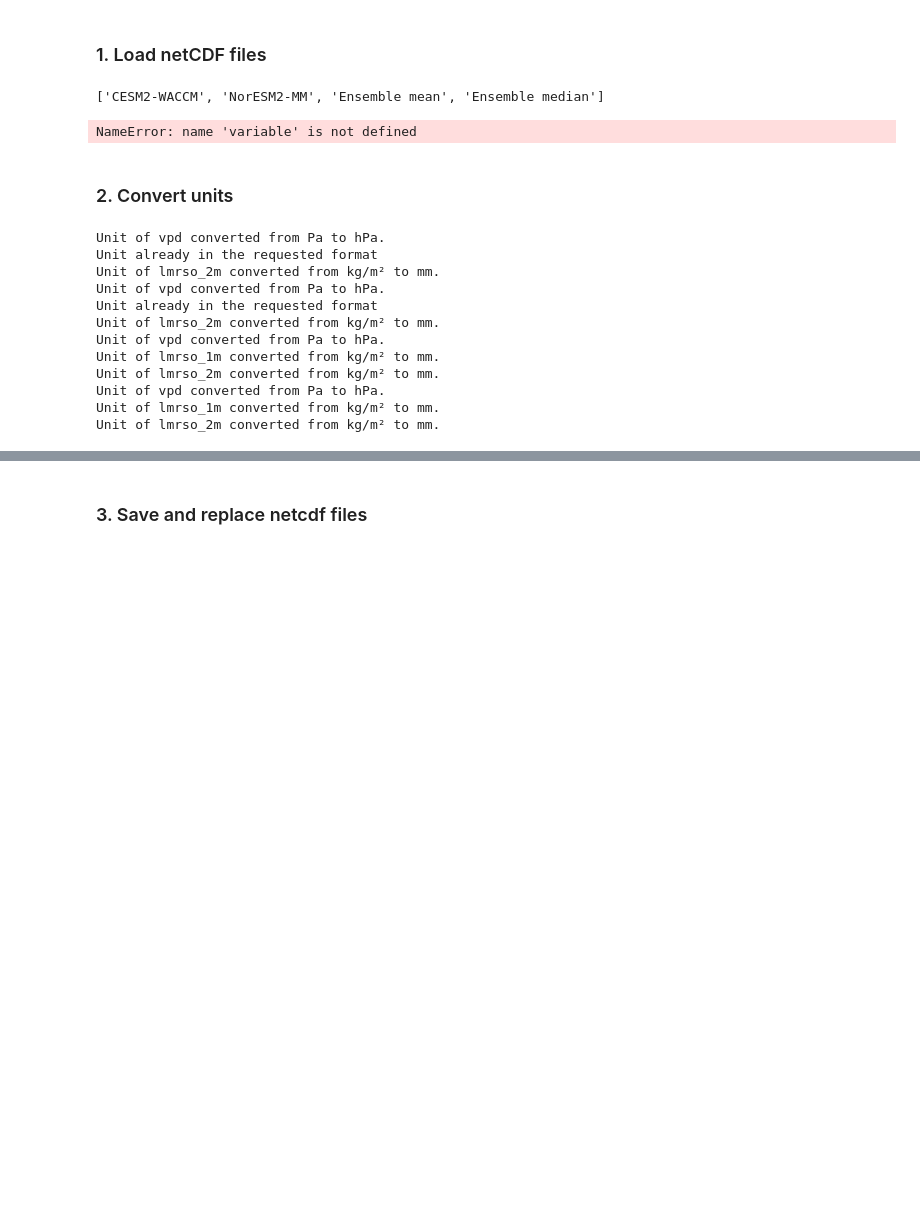
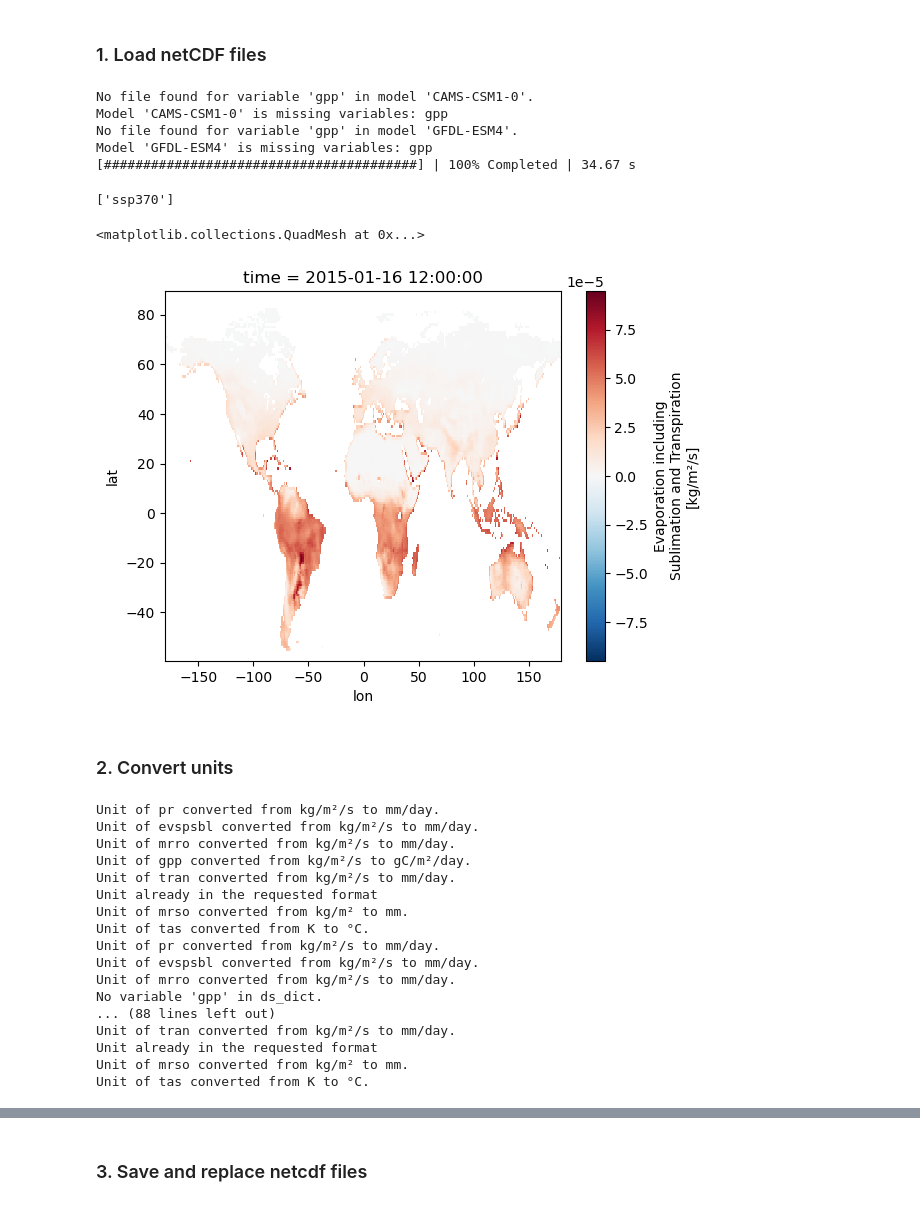
Before and after one commit to simonheselschwerdt/bgws_analysis, a Jupyter notebook: notebooks/preprocess/5_CMIP6_convert_units.ipynb, the cells around one changed output, grey strips where cells are left out. Cells and saved outputs as stored; diff of their text form; code cells hidden in the pictures; blank space fills up the shorter version.

```diff
--- a/notebooks/preprocess/5_CMIP6_convert_units.ipynb
+++ b/notebooks/preprocess/5_CMIP6_convert_units.ipynb
@@ -227,25 +145,30 @@ def open_and_merge_datasets(folder, model, experiment_id, variables):
 ### 1. Load netCDF files
 # %%
 # ========= Define period, models and path ==============
-variables=['vpd', 'lmrso_1m', 'lmrso_2m']
-experiment_id = 'historical'
-source_id = ['CESM2-WACCM', 'NorESM2-MM', 'Ensemble mean', 'Ensemble median'] #
-#source_id = ['TaiESM1', 'BCC-CSM2-MR',  'CanESM5', 'CNRM-CM6-1', 'CNRM-ESM2-1', 'IPSL-CM6A-LR', 'UKESM1-0-LL', 'MPI-ESM1-2-LR', 'CESM2-WACCM', 'NorESM2-MM', 'Ensemble mean', 'Ensemble median'] #
+data_state = 'processed'
+data_product = 'CMIP6'
+experiments = ['ssp370']
+temp_res = 'month'
+models = ['BCC-CSM2-MR', 'CAMS-CSM1-0', 'CESM2-WACCM', 'CNRM-ESM2-1', 'GISS-E2-1-G', 'MIROC-ES2L', 'NorESM2-MM', 'UKESM1-0-LL', 'CanESM5', 'CNRM-CM6-1', 'GFDL-ESM4', 'MPI-ESM1-2-LR', 'TaiESM1']
+variables=['evspsbl', 'tran', 'gpp', 'tas', 'pr', 'lai', 'mrso', 'mrro']
 
-folder='preprocessed'
-
-# ========= Use Dask to parallelize computations ==========
-dask.config.set(scheduler='processes')
-
-# Create dictionary using a dictionary comprehension and Dask
-ds_dict = dask.compute({model: open_and_merge_datasets(folder, model, experiment_id, variables) for model in source_id})[0]
+# Execute load function with Dask
+with ProgressBar():
+    ds_dict = dask.compute(ld.load_multiple_models_and_experiments(BASE_DIR, data_state, data_product, experiments, temp_res, models, variables))[0]
+# %% [output]
+No file found for variable 'gpp' in model 'CAMS-CSM1-0'.
+Model 'CAMS-CSM1-0' is missing variables: gpp
+No file found for variable 'gpp' in model 'GFDL-ESM4'.
+Model 'GFDL-ESM4' is missing variables: gpp
+[########################################] | 100% Completed | 34.67 s
 # %%
 # ========= Have a look into the dictionary =======
 print(list(ds_dict.keys()))
-ds_dict[list(ds_dict.keys())[3]][variable]
+ds_dict[list(ds_dict.keys())[0]][models[0]][variables[0]].isel(time=0).plot()
 # %% [output]
-['CESM2-WACCM', 'NorESM2-MM', 'Ensemble mean', 'Ensemble median']
+['ssp370']
-NameError: name 'variable' is not defined
+<matplotlib.collections.QuadMesh at 0x...>
+[figure, added]
 # %% [markdown]
 ### 2. Convert units
 # %%
@@ -269,16 +187,22 @@ conv_units = {#'pr': 'mm/day',
             }
 # %%
-ds_dict = set_units(ds_dict, conv_units)
+ds_dict_new_units = {}
+ds_dict_new_units = set_units(ds_dict[experiments[0]], conv_units)
 # %% [output]
-Unit of vpd converted from Pa to hPa.
+Unit of pr converted from kg/m²/s to mm/day.
+Unit of evspsbl converted from kg/m²/s to mm/day.
+Unit of mrro converted from kg/m²/s to mm/day.
+Unit of gpp converted from kg/m²/s to gC/m²/day.
+Unit of tran converted from kg/m²/s to mm/day.
 Unit already in the requested format
-Unit of lmrso_2m converted from kg/m² to mm.
-Unit of vpd converted from Pa to hPa.
+Unit of mrso converted from kg/m² to mm.
+Unit of tas converted from K to °C.
+Unit of pr converted from kg/m²/s to mm/day.
+Unit of evspsbl converted from kg/m²/s to mm/day.
+Unit of mrro converted from kg/m²/s to mm/day.
+No variable 'gpp' in ds_dict.
+... (88 lines left out)
+Unit of tran converted from kg/m²/s to mm/day.
 Unit already in the requested format
-Unit of lmrso_2m converted from kg/m² to mm.
-Unit of vpd converted from Pa to hPa.
-Unit of lmrso_1m converted from kg/m² to mm.
-Unit of lmrso_2m converted from kg/m² to mm.
-Unit of vpd converted from Pa to hPa.
-Unit of lmrso_1m converted from kg/m² to mm.
-Unit of lmrso_2m converted from kg/m² to mm.
+Unit of mrso converted from kg/m² to mm.
+Unit of tas converted from K to °C.
```
Also changed, not shown: parts of 12 cells of this notebook, 8 other files.
